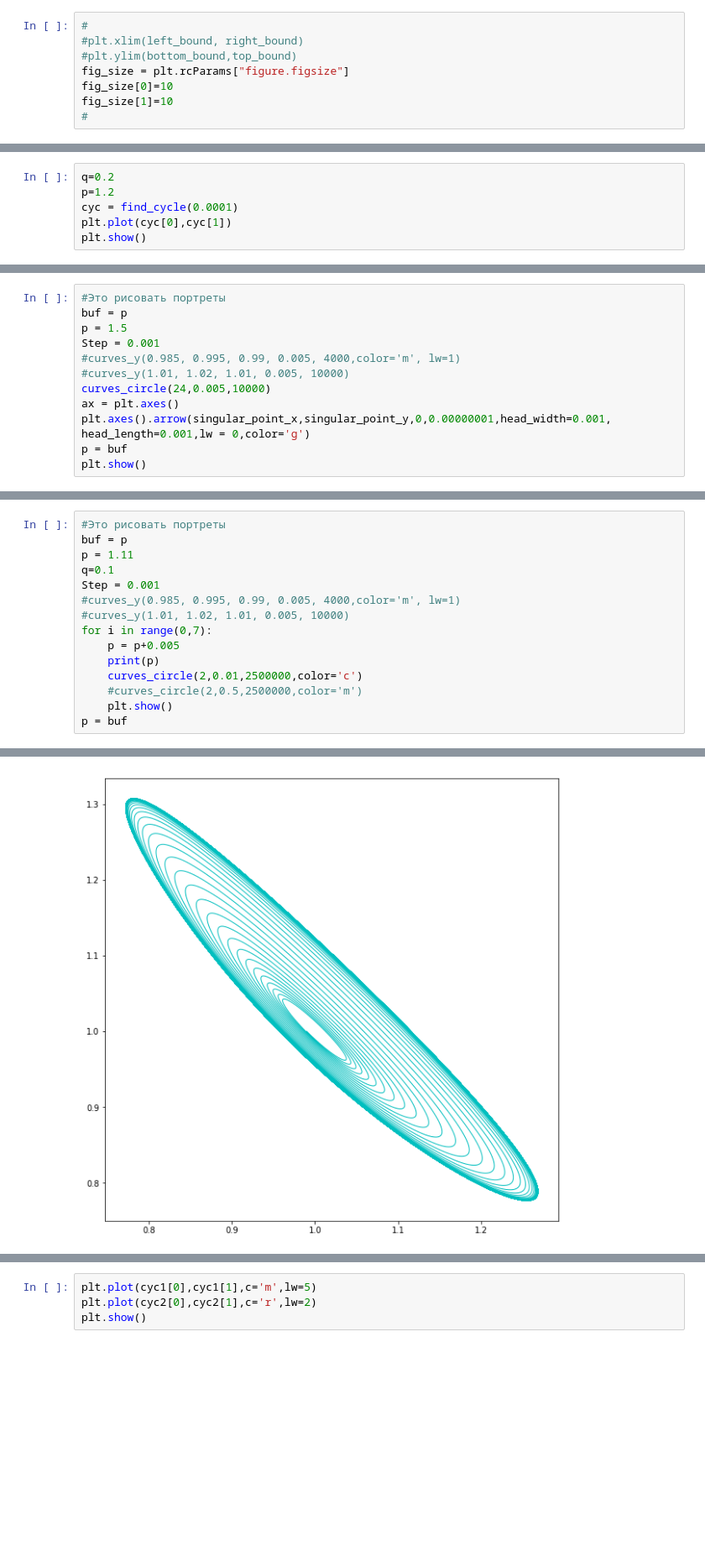
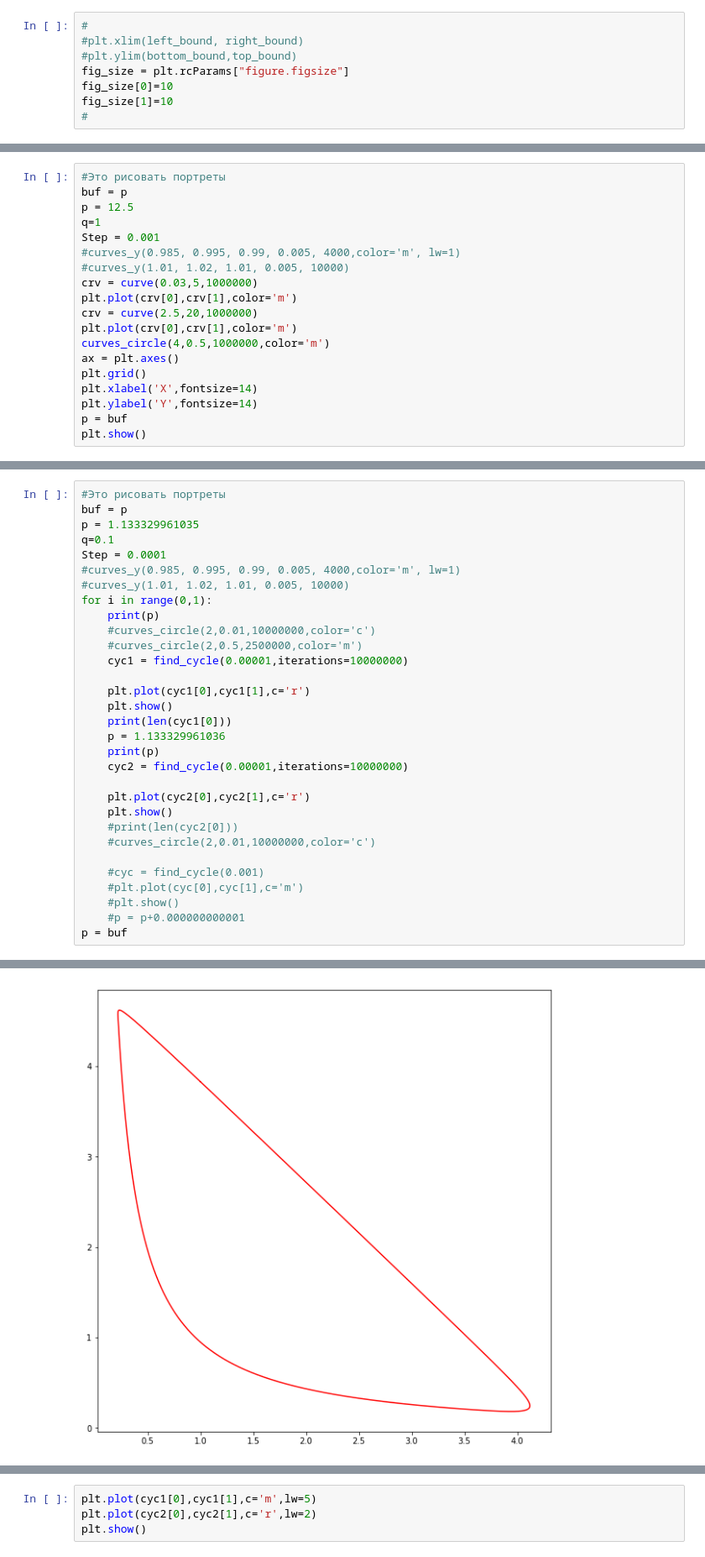
Before and after one commit to kokamido/Diploma, a Jupyter notebook: ipython/QandP-Copy1.ipynb, the cells around one changed output, grey strips where cells are left out. Shown: that part at 84% size. Cells and saved outputs as stored; diff of their text form; blank space fills up the shorter version.

```diff
--- a/ipython/QandP-Copy1.ipynb
+++ b/ipython/QandP-Copy1.ipynb
@@ -271,6 +323,0 @@ fig_size[1]=10
-# %%
-q=0.2
-p=1.2
-cyc = find_cycle(0.0001)
-plt.plot(cyc[0],cyc[1])
-plt.show()
@@ -307,13 +346,20 @@ plt.show()
 # %%
 #Это рисовать портреты
 buf = p
-p = 1.5
+p = 12.5
+q=1
 Step = 0.001
 #curves_y(0.985, 0.995, 0.99, 0.005, 4000,color='m', lw=1)
 #curves_y(1.01, 1.02, 1.01, 0.005, 10000)
-curves_circle(24,0.005,10000)
+crv = curve(0.03,5,1000000)
+plt.plot(crv[0],crv[1],color='m')
+crv = curve(2.5,20,1000000)
+plt.plot(crv[0],crv[1],color='m')
+curves_circle(4,0.5,1000000,color='m')
 ax = plt.axes()
-plt.axes().arrow(singular_point_x,singular_point_y,0,0.00000001,head_width=0.001, head_length=0.001,lw = 0,color='g')
+plt.grid()
+plt.xlabel('X',fontsize=14)
+plt.ylabel('Y',fontsize=14)
 p = buf
 plt.show()
 # %% [output]
@@ -382,16 +455,32 @@ plt.show()
 # %%
 #Это рисовать портреты
 buf = p
-p = 1.11
+p = 1.133329961035
 q=0.1
-Step = 0.001
+Step = 0.0001
 #curves_y(0.985, 0.995, 0.99, 0.005, 4000,color='m', lw=1)
 #curves_y(1.01, 1.02, 1.01, 0.005, 10000)
-for i in range(0,7):
-    p = p+0.005
+for i in range(0,1):
     print(p)
-    curves_circle(2,0.01,2500000,color='c')
+    #curves_circle(2,0.01,10000000,color='c')
     #curves_circle(2,0.5,2500000,color='m')
+    cyc1 = find_cycle(0.00001,iterations=10000000)
+
+    plt.plot(cyc1[0],cyc1[1],c='r')
     plt.show()
+    print(len(cyc1[0]))
+    p = 1.133329961036
+    print(p)
+    cyc2 = find_cycle(0.00001,iterations=10000000)
+
+    plt.plot(cyc2[0],cyc2[1],c='r')
+    plt.show()
+    #print(len(cyc2[0]))
+    #curves_circle(2,0.01,10000000,color='c')
+
+    #cyc = find_cycle(0.001)
+    #plt.plot(cyc[0],cyc[1],c='m')
+    #plt.show()
+    #p = p+0.000000000001
 p = buf
 # %% [output]
@@ -399 +489 @@ p = buf
-[figure, old version]
+[figure, new version]
```
Also changed, not shown: parts of 20 cells of this notebook, 22 other files.
